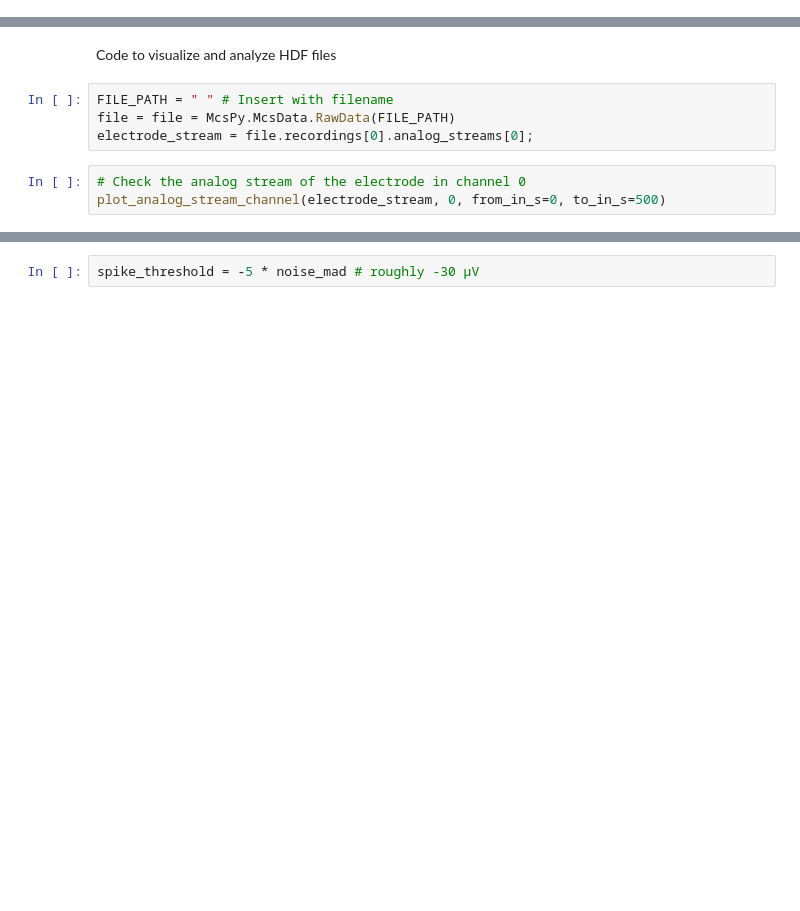
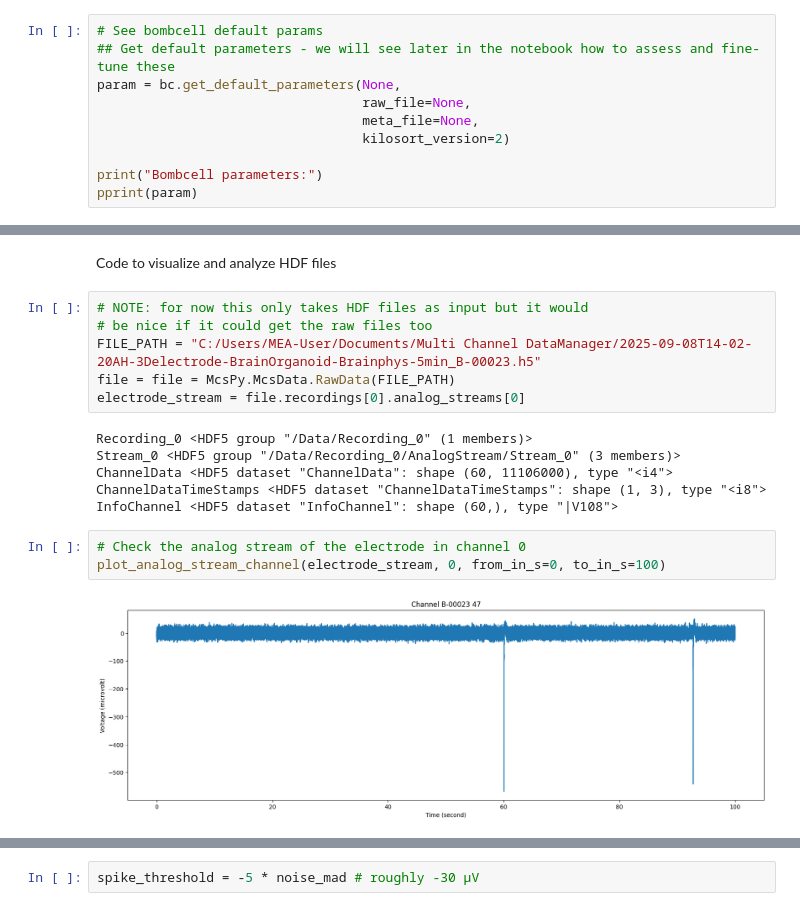
Before and after one commit to inesstsarah/scilifelab_mcs_organoid_analysis, a Jupyter notebook: signal_visualization.ipynb, the cells around one changed output, grey strips where cells are left out. Drawn from its saved outputs; the diff is of its cells as text; blank space fills up the shorter version.

Commit message:
Add testing with MEA data

```diff
--- a/signal_visualization.ipynb
+++ b/signal_visualization.ipynb
@@ -73,0 +87,10 @@ warnings.filterwarnings('ignore')
+# %%
+# See bombcell default params
+## Get default parameters - we will see later in the notebook how to assess and fine-tune these
+param = bc.get_default_parameters(None,
+                                  raw_file=None,
+                                  meta_file=None,
+                                  kilosort_version=2)
+
+print("Bombcell parameters:")
+pprint(param)
@@ -122,9 +256,19 @@ def plot_analog_stream_channel(analog_stream, channel_idx, from_in_s=0, to_in_s=
 # %% [markdown]
 Code to visualize and analyze HDF files
 # %%
-FILE_PATH = " " # Insert with filename
+# NOTE: for now this only takes HDF files as input but it would
+# be nice if it could get the raw files too
+FILE_PATH = "C:/Users/MEA-User/Documents/Multi Channel DataManager/2025-09-08T14-02-20AH-3Delectrode-BrainOrganoid-Brainphys-5min_B-00023.h5"
 file = file = McsPy.McsData.RawData(FILE_PATH)
-electrode_stream = file.recordings[0].analog_streams[0];
+electrode_stream = file.recordings[0].analog_streams[0]
+# %% [output]
+Recording_0 <HDF5 group "/Data/Recording_0" (1 members)>
+Stream_0 <HDF5 group "/Data/Recording_0/AnalogStream/Stream_0" (3 members)>
+ChannelData <HDF5 dataset "ChannelData": shape (60, 11106000), type "<i4">
+ChannelDataTimeStamps <HDF5 dataset "ChannelDataTimeStamps": shape (1, 3), type "<i8">
+InfoChannel <HDF5 dataset "InfoChannel": shape (60,), type "|V108">
 # %%
 # Check the analog stream of the electrode in channel 0
-plot_analog_stream_channel(electrode_stream, 0, from_in_s=0, to_in_s=500)
+plot_analog_stream_channel(electrode_stream, 0, from_in_s=0, to_in_s=100)
+# %% [output]
+[figure, added]
```
Also changed, not shown: parts of 16 cells of this notebook.
